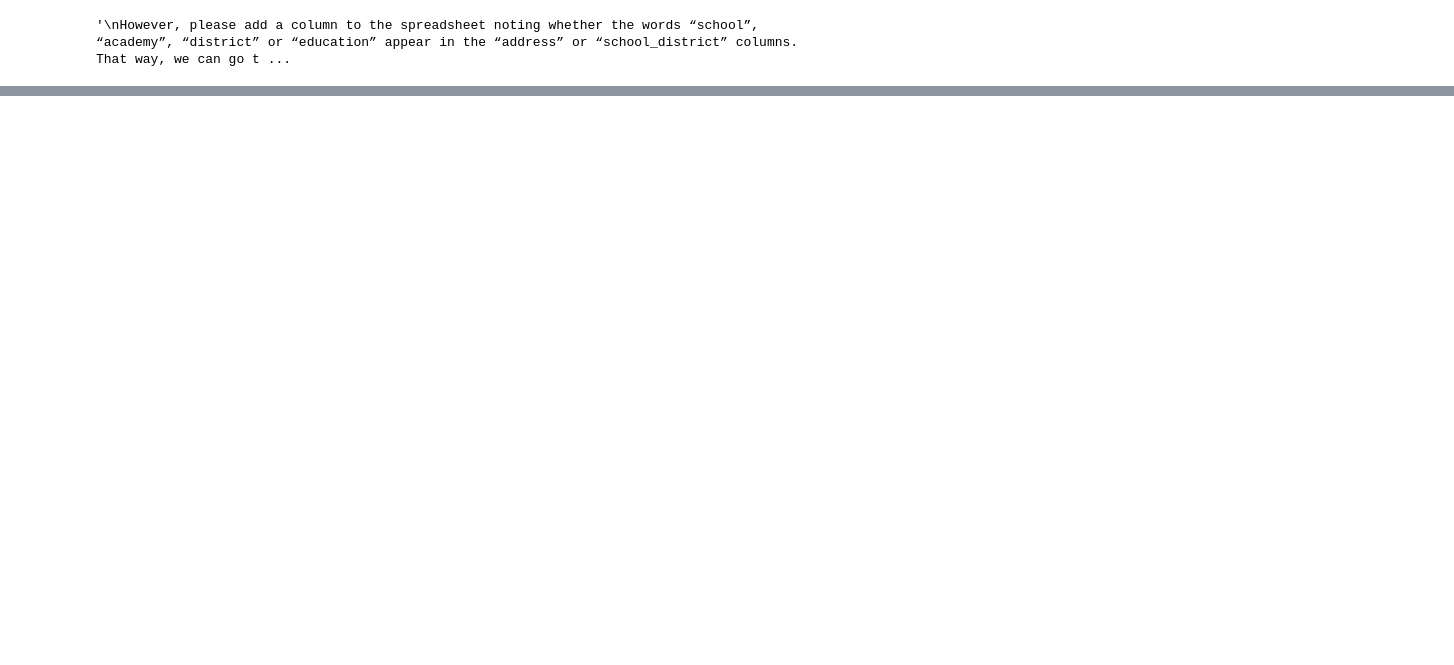
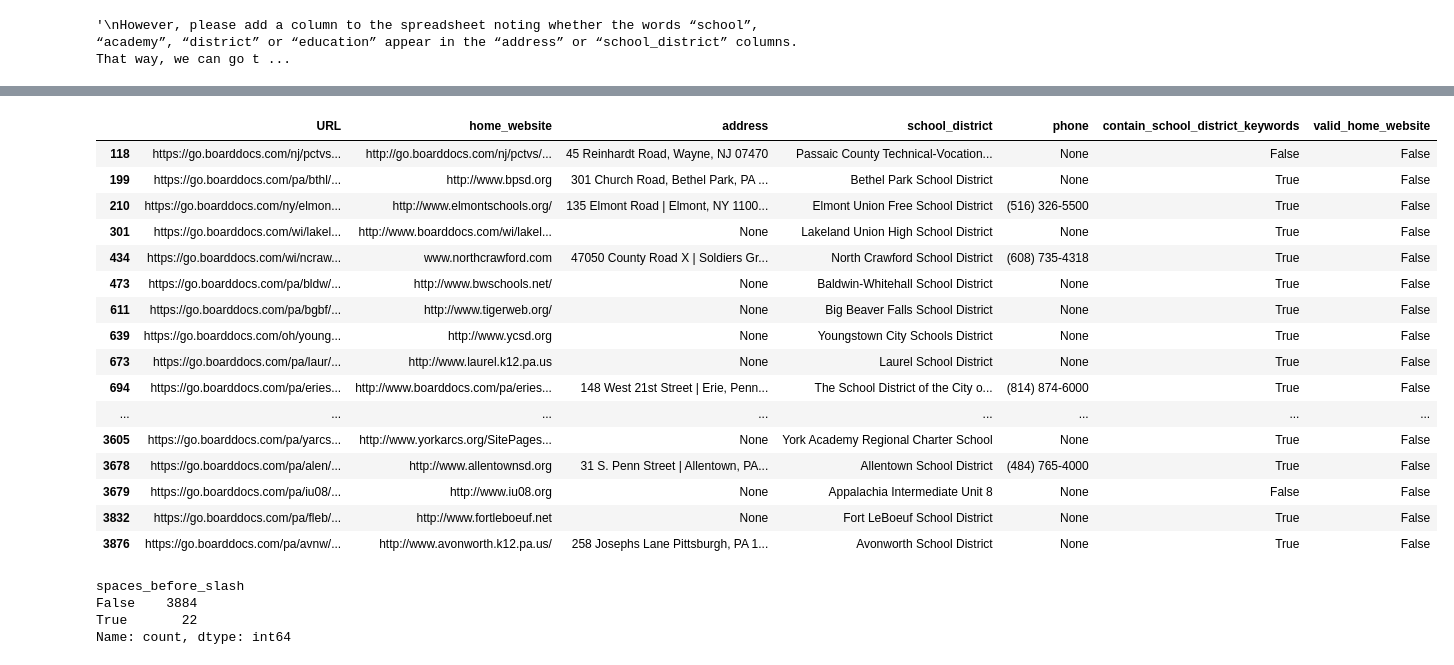
Before and after one commit to audrey-tan/cepr_boarddocs, a Jupyter notebook: deliverable1/clean_boarddocs_websites.ipynb, the cells around one changed output, grey strips where cells are left out. Cells and saved outputs as stored; diff of their text form; code cells hidden in the pictures; blank space fills up the shorter version.

Commit message:
commentary for first deliverable

```diff
--- a/deliverable1/clean_boarddocs_websites.ipynb
+++ b/deliverable1/clean_boarddocs_websites.ipynb
@@ -2003,0 +2034,8 @@ df["contain_school_district_keywords"] = df["address"].str.contains(likely_schoo
+# %%
+# replace \\
+idx = (~df["valid_home_website"]) & (~df["home_website"].isna())
+df.loc[idx,"home_website"] = df.loc[:,"home_website"].str.replace("\\","/")
+# %%
+# non-null but invalid home website
+df["valid_home_website"] = df["home_website"].apply(lambda x: validators.url(x) == True or validators.url("http://" + str(x)) == True)
+df[(~df["valid_home_website"]) & (~df["home_website"].isna())]
@@ -2003,0 +2060,9 @@ df["contain_school_district_keywords"] = df["address"].str.contains(likely_schoo
+# %%
+# fix the typos
+pattern = r"https?:?/?/(?=[A-Za-z])"
+idx = (~df["valid_home_website"]) & (~df["home_website"].isna())
+df.loc[idx,"home_website"] = df.loc[:,"home_website"].str.replace(pattern,"http://", regex=True)
+# %%
+# non-null but invalid home website
+df["valid_home_website"] = df["home_website"].apply(lambda x: validators.url(x) == True or validators.url("http://" + str(x)) == True)
+df[(~df["valid_home_website"]) & (~df["home_website"].isna())]
@@ -2003,0 +2087,37 @@ df["contain_school_district_keywords"] = df["address"].str.contains(likely_schoo
+# %%
+# fix one
+df.loc[df["URL"]=="https://go.boarddocs.com/in/wesdel/Board.nsf/Public", "home_website"] = "http://www.wes-del.k12.in.us"
+
+# non-null but invalid home website
+df["valid_home_website"] = df["home_website"].apply(lambda x: validators.url(x) == True or validators.url("http://" + str(x)) == True)
+df[(~df["valid_home_website"]) & (~df["home_website"].isna())]
+# %% [output]
+|  | URL | home_website | address | school_district | phone | contain_school_district_keywords | valid_home_website |
+| 118 | https://go.boarddocs.com/nj/pctvs... | http://go.boarddocs.com/nj/pctvs/... | 45 Reinhardt Road, Wayne, NJ 07470 | Passaic County Technical-Vocation... | None | False | False |
+| 199 | https://go.boarddocs.com/pa/bthl/... | http://www.bpsd.org | 301 Church Road, Bethel Park, PA ... | Bethel Park School District | None | True | False |
+| 210 | https://go.boarddocs.com/ny/elmon... | http://www.elmontschools.org/ | 135 Elmont Road | Elmont, NY 1100... | Elmont Union Free School District | (516) 326-5500 | True | False |
+| 301 | https://go.boarddocs.com/wi/lakel... | http://www.boarddocs.com/wi/lakel... | None | Lakeland Union High School District | None | True | False |
+| 434 | https://go.boarddocs.com/wi/ncraw... | www.northcrawford.com | 47050 County Road X | Soldiers Gr... | North Crawford School District | (608) 735-4318 | True | False |
+| 473 | https://go.boarddocs.com/pa/bldw/... | http://www.bwschools.net/ | None | Baldwin-Whitehall School District | None | True | False |
+| 611 | https://go.boarddocs.com/pa/bgbf/... | http://www.tigerweb.org/ | None | Big Beaver Falls School District | None | True | False |
+| 639 | https://go.boarddocs.com/oh/young... | http://www.ycsd.org | None | Youngstown City Schools District | None | True | False |
+| 673 | https://go.boarddocs.com/pa/laur/... | http://www.laurel.k12.pa.us | None | Laurel School District | None | True | False |
+| 694 | https://go.boarddocs.com/pa/eries... | http://www.boarddocs.com/pa/eries... | 148 West 21st Street | Erie, Penn... | The School District of the City o... | (814) 874-6000 | True | False |
+| ... | ... | ... | ... | ... | ... | ... | ... |
+| 3605 | https://go.boarddocs.com/pa/yarcs... | http://www.yorkarcs.org/SitePages... | None | York Academy Regional Charter School | None | True | False |
+| 3678 | https://go.boarddocs.com/pa/alen/... | http://www.allentownsd.org | 31 S. Penn Street | Allentown, PA... | Allentown School District | (484) 765-4000 | True | False |
+| 3679 | https://go.boarddocs.com/pa/iu08/... | http://www.iu08.org | None | Appalachia Intermediate Unit 8 | None | False | False |
+| 3832 | https://go.boarddocs.com/pa/fleb/... | http://www.fortleboeuf.net | None | Fort LeBoeuf School District | None | True | False |
+| 3876 | https://go.boarddocs.com/pa/avnw/... | http://www.avonworth.k12.pa.us/ | 258 Josephs Lane Pittsburgh, PA 1... | Avonworth School District | None | True | False |
+# %%
+# we don't care about the rest of the URL after the first singular /
+# and we also don't care about spaces
+# their spaces should be after / though
+
+df["spaces_before_slash"] = df["home_website"].apply(lambda x: ' ' in str(x).replace("//","").split('/', 1)[0] if x else False)
+df["spaces_before_slash"].value_counts()
+# %% [output]
+spaces_before_slash
+False    3884
+True       22
+Name: count, dtype: int64
```
Also changed, not shown: parts of 57 cells of this notebook, 3 other files.
